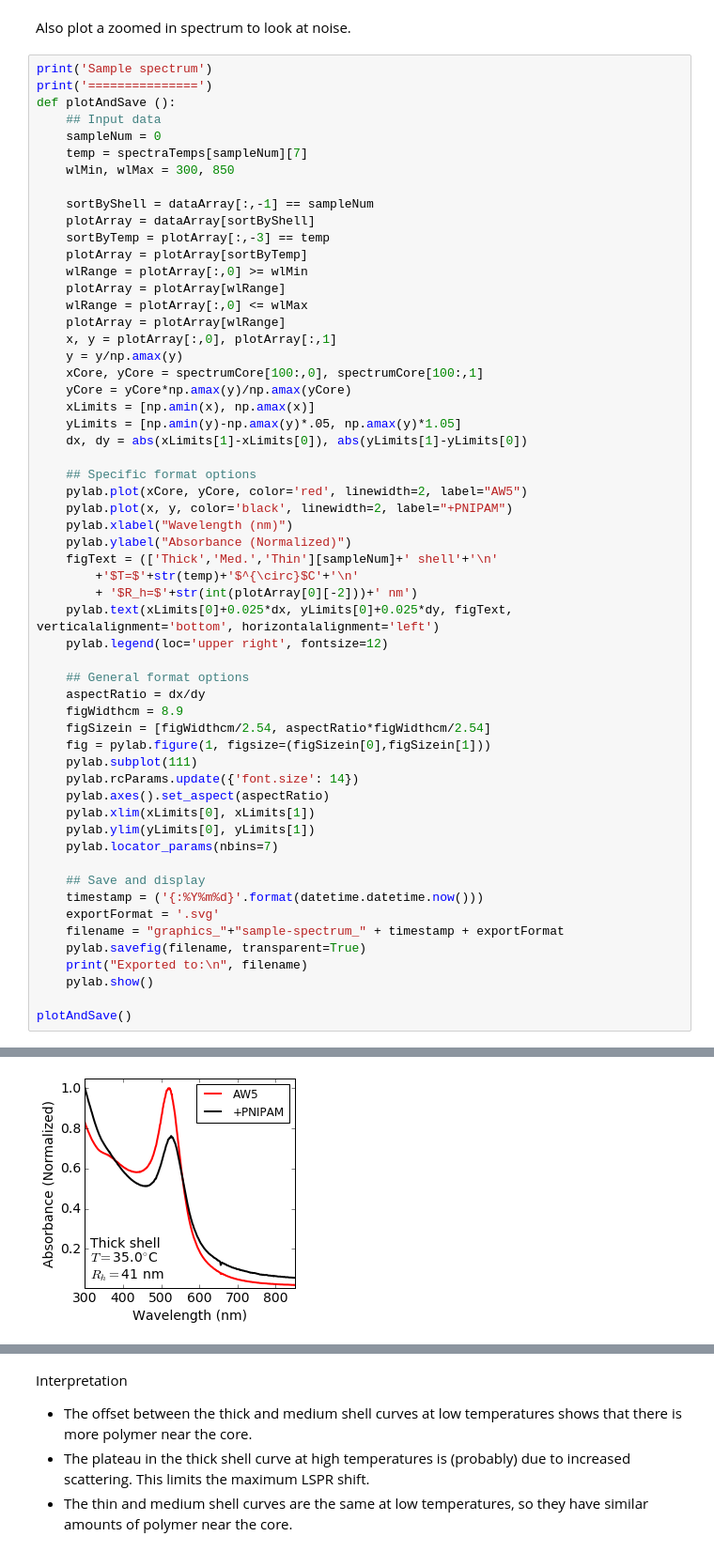
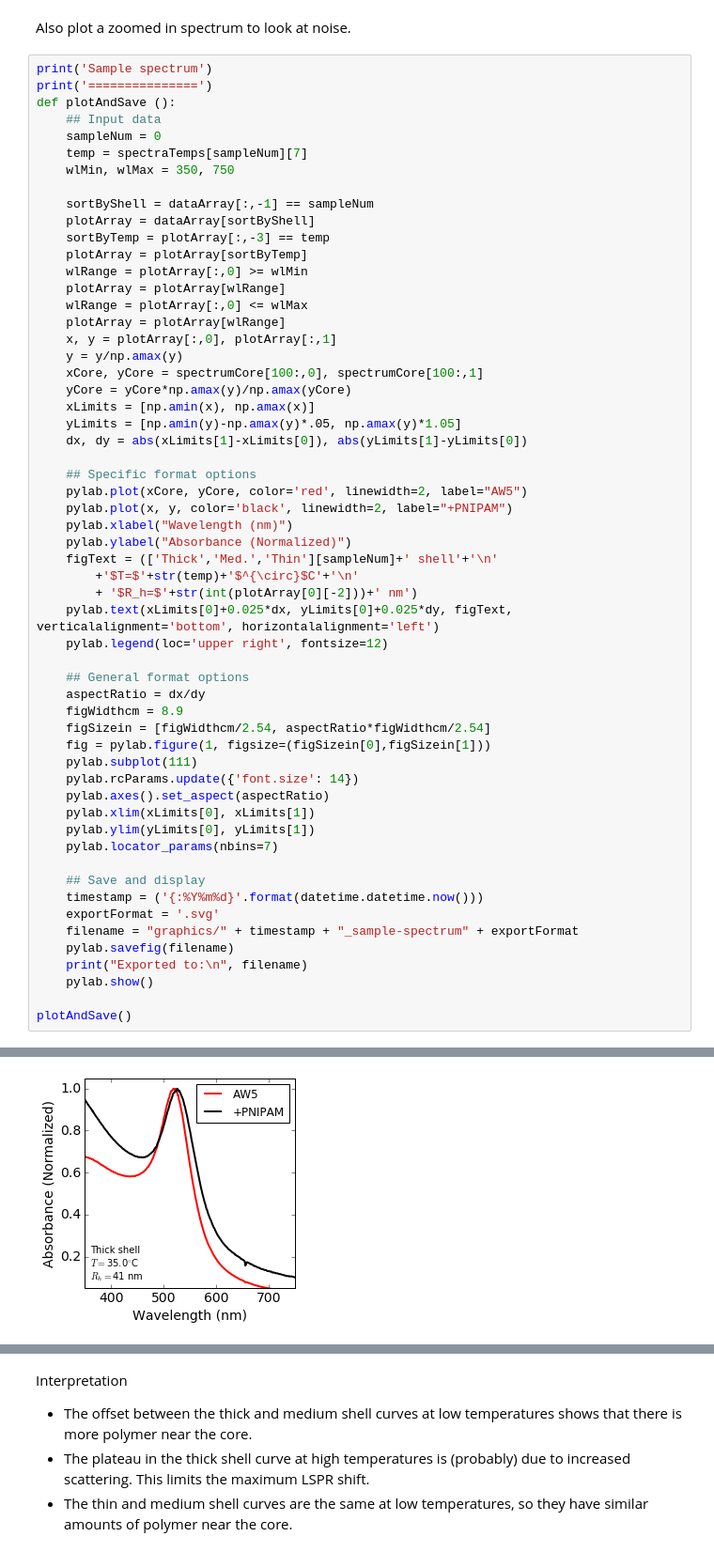
Before and after one commit to jpsfitz/nanooptics, a Jupyter notebook: AuNPs and shell structure.ipynb, the cells around one changed output, grey strips where cells are left out. Shown at 94% size. Saved outputs shown, nothing was run; the diff lists cells and outputs as text.

```diff
--- a/AuNPs and shell structure.ipynb
+++ b/AuNPs and shell structure.ipynb
@@ -169,7 +194,7 @@ def plotAndSave ():
     ## Input data
     sampleNum = 0
     temp = spectraTemps[sampleNum][7]
-    wlMin, wlMax = 300, 850
+    wlMin, wlMax = 350, 750
 
     sortByShell = dataArray[:,-1] == sampleNum
     plotArray = dataArray[sortByShell]
@@ -213,8 +238,8 @@ def plotAndSave ():
     ## Save and display
     timestamp = ('{:%Y%m%d}'.format(datetime.datetime.now()))
     exportFormat = '.svg'
-    filename = "graphics_"+"sample-spectrum_" + timestamp + exportFormat
-    pylab.savefig(filename, transparent=True)
+    filename = "graphics/" + timestamp + "_sample-spectrum" + exportFormat
+    pylab.savefig(filename)
     print("Exported to:\n", filename)
     pylab.show()
 
@@ -227 +252 @@ Exported to:
-[figure, old version]
+[figure, new version]
```
Also changed, not shown: parts of 82 cells of this notebook.
